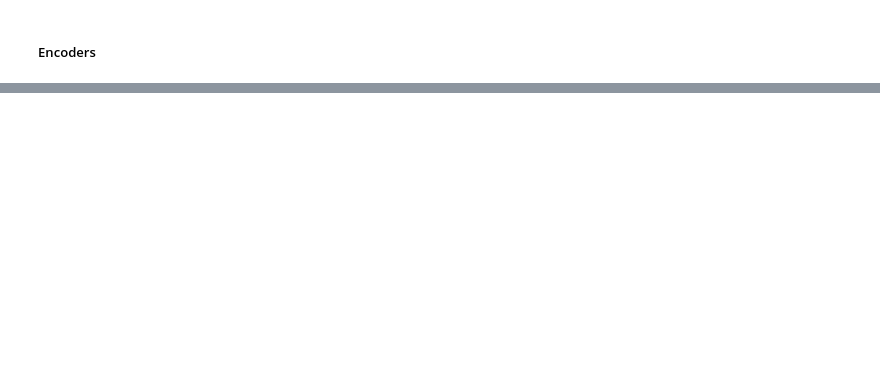
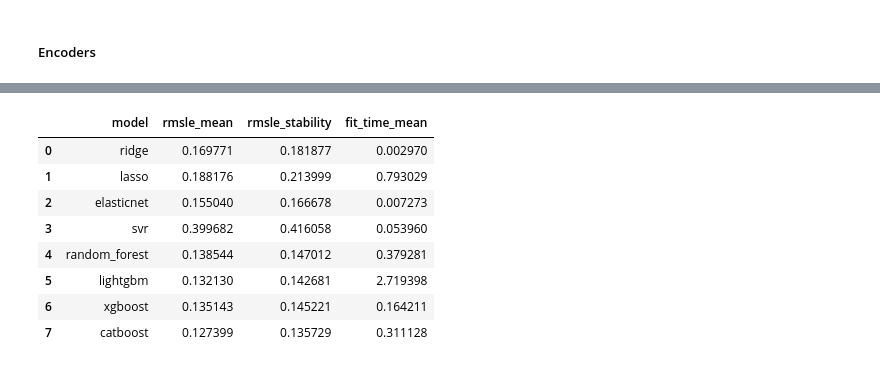
Before and after one commit to PabloRougerie/housing_kaggle, a Jupyter notebook: houses_kaggle_competition.ipynb, the cells around one changed output, grey strips where cells are left out. Saved outputs shown, nothing was run; the diff lists cells and outputs as text; code cells hidden in the pictures; blank space fills up the shorter version.

```diff
--- a/houses_kaggle_competition.ipynb
+++ b/houses_kaggle_competition.ipynb
@@ -1537,0 +1484,2 @@ results.to_csv("submission_final.csv", header=True, index=False)
+# %%
+X_train = preprocessing_pipeline.fit_transform(X, y)
@@ -1537,0 +1500,6 @@ results.to_csv("submission_final.csv", header=True, index=False)
+# %%
+from sklearn.dummy import DummyRegressor
+
+dummy = DummyRegressor(strategy="median")
+dummy.fit(X_train, y)
+y_pred_baseline = dummy.predict(X_test)
@@ -1537,0 +1516,32 @@ results.to_csv("submission_final.csv", header=True, index=False)
+# %%
+random_state = 273
+
+models = {"ridge": Ridge(alpha= 1, random_state= random_state, max_iter= 10000),
+          "lasso": Lasso(alpha= 1,random_state= random_state, max_iter= 10000),
+          "elasticnet": ElasticNet(alpha= 1, random_state= random_state, max_iter= 10000, l1_ratio= 0.5) ,
+          "svr": SVR(),
+          "random_forest": RandomForestRegressor(n_estimators= 100, random_state= random_state, n_jobs= -1),
+          "lightgbm": LGBMRegressor(n_estimators= 100, random_state= random_state, n_jobs= -1, verbose= -1),
+          "xgboost": XGBRegressor(n_estimators= 100, random_state= random_state, n_jobs= -1),
+          "catboost": CatBoostRegressor(iterations= 100, random_state= random_state, verbose= 0)
+
+              }
+# %%
+model_comparison = []
+for model_name, model_instance in models.items():
+
+    print(f"Testing model {model_name}")
+    model_score=  {}
+    results_temp = cross_validate(model_instance,
+                                      X= X_train,
+                                      y= y,
+                                      cv= 5,
+                                      n_jobs= -1,
+                                      scoring= rmsle)
+    model_score["model"] = model_name
+    model_score["rmsle_mean"] = -results_temp["test_score"].mean()
+    model_score["rmsle_stability"] = -results_temp["test_score"].mean() + results_temp["test_score"].std()
+    model_score["fit_time_mean"] = results_temp["fit_time"].mean()
+    model_comparison.append(model_score)
+    print("✅ testing done")
+score_base = pd.DataFrame(model_comparison)
@@ -1537,0 +1565,12 @@ results.to_csv("submission_final.csv", header=True, index=False)
+# %%
+score_base
+# %% [output]
+|  | model | rmsle_mean | rmsle_stability | fit_time_mean |
+| 0 | ridge | 0.169771 | 0.181877 | 0.002970 |
+| 1 | lasso | 0.188176 | 0.213999 | 0.793029 |
+| 2 | elasticnet | 0.155040 | 0.166678 | 0.007273 |
+| 3 | svr | 0.399682 | 0.416058 | 0.053960 |
+| 4 | random_forest | 0.138544 | 0.147012 | 0.379281 |
+| 5 | lightgbm | 0.132130 | 0.142681 | 2.719398 |
+| 6 | xgboost | 0.135143 | 0.145221 | 0.164211 |
+| 7 | catboost | 0.127399 | 0.135729 | 0.311128 |
```
Also changed, not shown: parts of 189 cells of this notebook, 2 other files.
